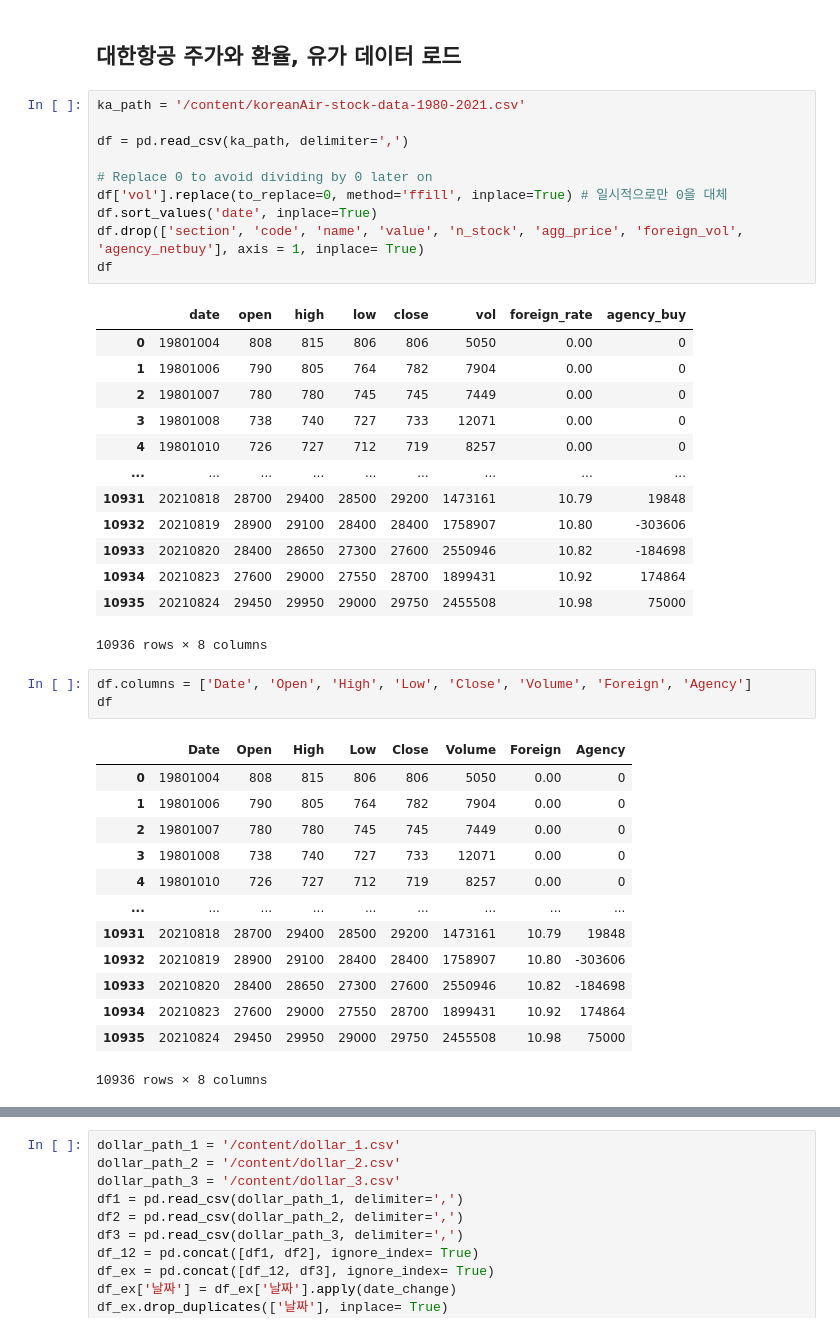
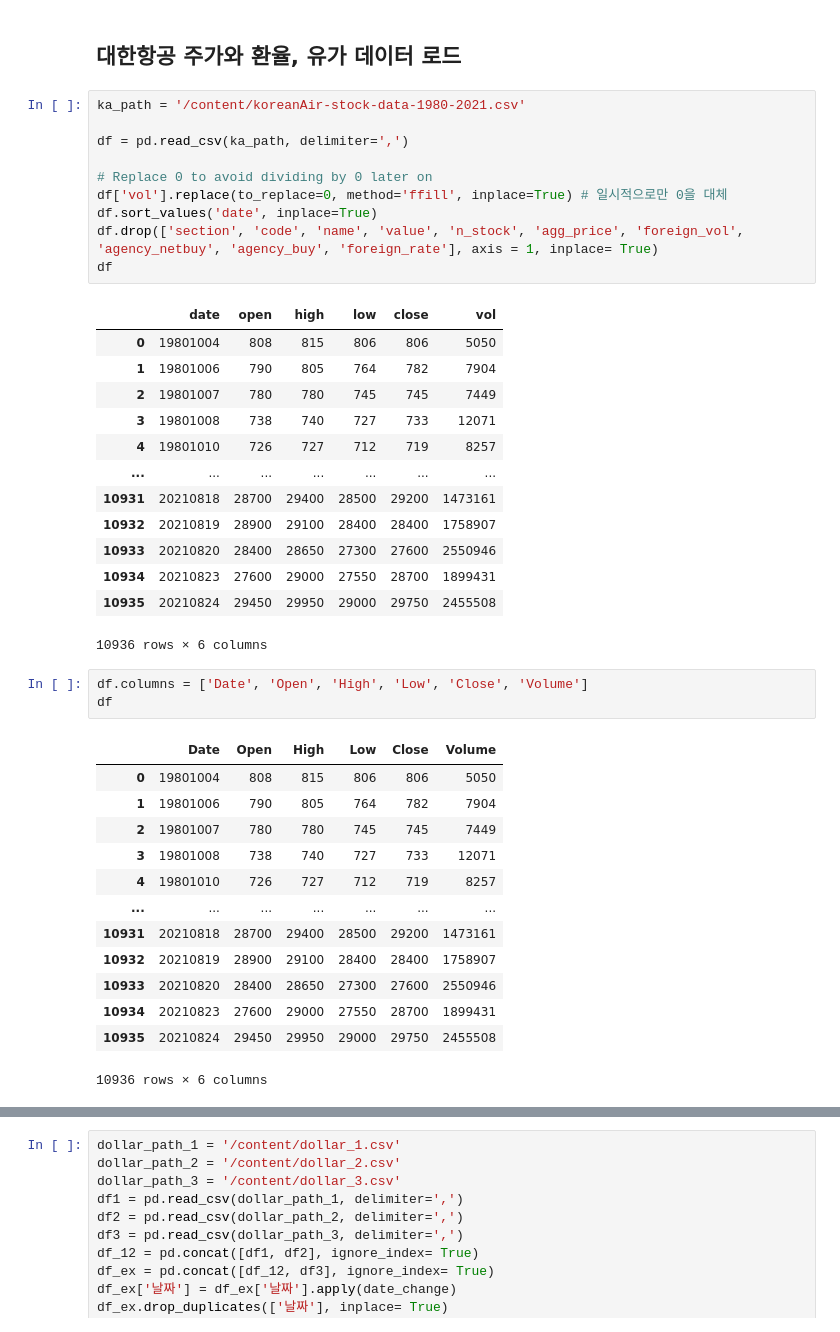
Before and after one commit to NahahaNahaha/2021_senier_project, a Jupyter notebook: KoreanAirModel.ipynb, the cells around one changed output, grey strips where cells are left out. Cells and saved outputs as stored; diff of their text form.

```diff
--- a/KoreanAirModel.ipynb
+++ b/KoreanAirModel.ipynb
@@ -29,42 +29,42 @@ ff_dim = 256
 # %%
 ka_path = '/content/koreanAir-stock-data-1980-2021.csv'
 
 df = pd.read_csv(ka_path, delimiter=',')
 
 # Replace 0 to avoid dividing by 0 later on
 df['vol'].replace(to_replace=0, method='ffill', inplace=True) # 일시적으로만 0을 대체
 df.sort_values('date', inplace=True)
-df.drop(['section', 'code', 'name', 'value', 'n_stock', 'agg_price', 'foreign_vol', 'agency_netbuy'], axis = 1, inplace= True)
+df.drop(['section', 'code', 'name', 'value', 'n_stock', 'agg_price', 'foreign_vol', 'agency_netbuy', 'agency_buy', 'foreign_rate'], axis = 1, inplace= True)
 df
 # %% [output]
-|  | date | open | high | low | close | vol | foreign_rate | agency_buy |
-| 0 | 19801004 | 808 | 815 | 806 | 806 | 5050 | 0.00 | 0 |
-| 1 | 19801006 | 790 | 805 | 764 | 782 | 7904 | 0.00 | 0 |
-| 2 | 19801007 | 780 | 780 | 745 | 745 | 7449 | 0.00 | 0 |
-| 3 | 19801008 | 738 | 740 | 727 | 733 | 12071 | 0.00 | 0 |
-| 4 | 19801010 | 726 | 727 | 712 | 719 | 8257 | 0.00 | 0 |
-| ... | ... | ... | ... | ... | ... | ... | ... | ... |
-| 10931 | 20210818 | 28700 | 29400 | 28500 | 29200 | 1473161 | 10.79 | 19848 |
-| 10932 | 20210819 | 28900 | 29100 | 28400 | 28400 | 1758907 | 10.80 | -303606 |
-| 10933 | 20210820 | 28400 | 28650 | 27300 | 27600 | 2550946 | 10.82 | -184698 |
-| 10934 | 20210823 | 27600 | 29000 | 27550 | 28700 | 1899431 | 10.92 | 174864 |
-| 10935 | 20210824 | 29450 | 29950 | 29000 | 29750 | 2455508 | 10.98 | 75000 |
+|  | date | open | high | low | close | vol |
+| 0 | 19801004 | 808 | 815 | 806 | 806 | 5050 |
+| 1 | 19801006 | 790 | 805 | 764 | 782 | 7904 |
+| 2 | 19801007 | 780 | 780 | 745 | 745 | 7449 |
+| 3 | 19801008 | 738 | 740 | 727 | 733 | 12071 |
+| 4 | 19801010 | 726 | 727 | 712 | 719 | 8257 |
+| ... | ... | ... | ... | ... | ... | ... |
+| 10931 | 20210818 | 28700 | 29400 | 28500 | 29200 | 1473161 |
+| 10932 | 20210819 | 28900 | 29100 | 28400 | 28400 | 1758907 |
+| 10933 | 20210820 | 28400 | 28650 | 27300 | 27600 | 2550946 |
+| 10934 | 20210823 | 27600 | 29000 | 27550 | 28700 | 1899431 |
+| 10935 | 20210824 | 29450 | 29950 | 29000 | 29750 | 2455508 |
-10936 rows × 8 columns
+10936 rows × 6 columns
 # %%
-df.columns = ['Date', 'Open', 'High', 'Low', 'Close', 'Volume', 'Foreign', 'Agency']
+df.columns = ['Date', 'Open', 'High', 'Low', 'Close', 'Volume']
 df
 # %% [output]
-|  | Date | Open | High | Low | Close | Volume | Foreign | Agency |
-| 0 | 19801004 | 808 | 815 | 806 | 806 | 5050 | 0.00 | 0 |
-| 1 | 19801006 | 790 | 805 | 764 | 782 | 7904 | 0.00 | 0 |
-| 2 | 19801007 | 780 | 780 | 745 | 745 | 7449 | 0.00 | 0 |
-| 3 | 19801008 | 738 | 740 | 727 | 733 | 12071 | 0.00 | 0 |
-| 4 | 19801010 | 726 | 727 | 712 | 719 | 8257 | 0.00 | 0 |
-| ... | ... | ... | ... | ... | ... | ... | ... | ... |
-| 10931 | 20210818 | 28700 | 29400 | 28500 | 29200 | 1473161 | 10.79 | 19848 |
-| 10932 | 20210819 | 28900 | 29100 | 28400 | 28400 | 1758907 | 10.80 | -303606 |
-| 10933 | 20210820 | 28400 | 28650 | 27300 | 27600 | 2550946 | 10.82 | -184698 |
-| 10934 | 20210823 | 27600 | 29000 | 27550 | 28700 | 1899431 | 10.92 | 174864 |
-| 10935 | 20210824 | 29450 | 29950 | 29000 | 29750 | 2455508 | 10.98 | 75000 |
+|  | Date | Open | High | Low | Close | Volume |
+| 0 | 19801004 | 808 | 815 | 806 | 806 | 5050 |
+| 1 | 19801006 | 790 | 805 | 764 | 782 | 7904 |
+| 2 | 19801007 | 780 | 780 | 745 | 745 | 7449 |
+| 3 | 19801008 | 738 | 740 | 727 | 733 | 12071 |
+| 4 | 19801010 | 726 | 727 | 712 | 719 | 8257 |
+| ... | ... | ... | ... | ... | ... | ... |
+| 10931 | 20210818 | 28700 | 29400 | 28500 | 29200 | 1473161 |
+| 10932 | 20210819 | 28900 | 29100 | 28400 | 28400 | 1758907 |
+| 10933 | 20210820 | 28400 | 28650 | 27300 | 27600 | 2550946 |
+| 10934 | 20210823 | 27600 | 29000 | 27550 | 28700 | 1899431 |
+| 10935 | 20210824 | 29450 | 29950 | 29000 | 29750 | 2455508 |
-10936 rows × 8 columns
+10936 rows × 6 columns
 # %%
```
Also changed, not shown: parts of 11 cells of this notebook.
